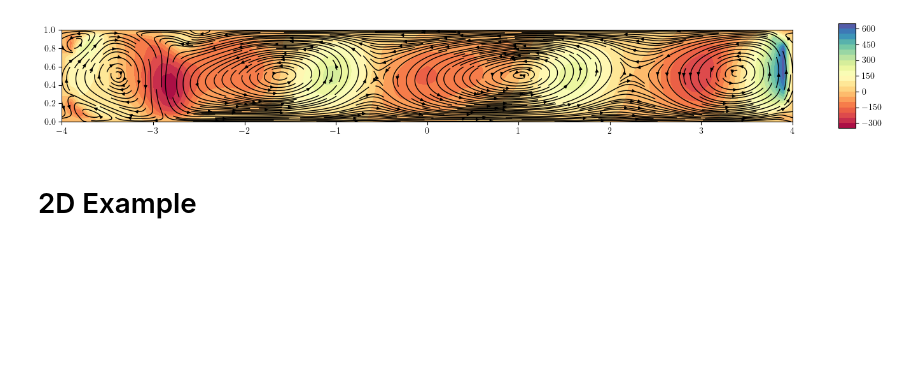
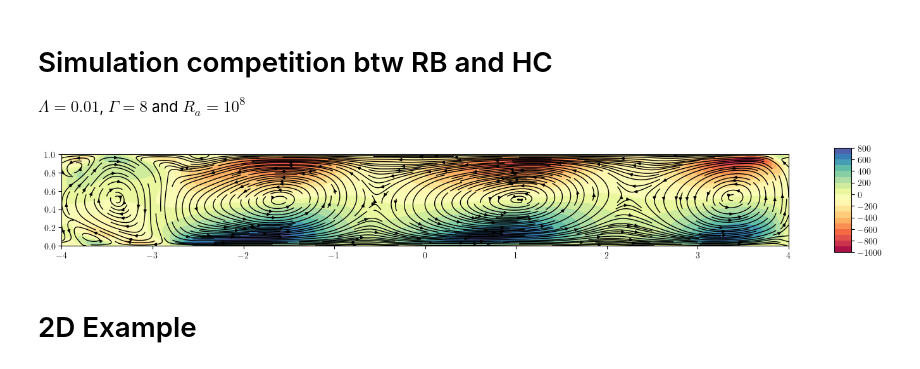
Before and after one commit to Julielmnt/Stage_M2, a Jupyter notebook: code/POD.ipynb, the cells around one changed output. Cells and saved outputs as stored; diff of their text form; code cells hidden in the pictures; blank space fills up the shorter version.

```diff
--- a/code/POD.ipynb
+++ b/code/POD.ipynb
@@ -18,30 +18,20 @@ importlib.reload(data_analysis)
 matplotlib.pyplot.rc('text', usetex=True)
 
 fontsize = 18
+# %% [markdown]
+# Simulation competition btw RB and HC
+
+$ \Lambda = 0.01$, $\Gamma = 8$ and $R_a = 10^8$
 # %%
 from data_analysis import Simulation
 current_directory = '/home/julielimonet/Documents/Stage_M2/'
 
 simulation = Simulation(current_directory)
 time, x, z, u, w, T, umean, wmean = simulation.import_data()
-# %%
-fig, ax = plt.subplots(figsize = (15,5))
-
-ax.streamplot(x.T, z.T, umean.T ,wmean.T, color = 'k', arrowsize = 0.7,linewidth = 1, density = 3)
-cf0 = ax.contourf(x, z, wmean, levels=20, cmap=cm.Spectral)
-cbar = plt.colorbar(cf0, ax=ax, shrink=0.35, aspect = 6)
-cbar.ax.set_aspect('auto')
-# ax.set_title(f'Quiver plot at t = {t}')
-ax.set_aspect('equal')
-ax.set_ylim(0,1)
-ax.set_xlim(-4,4)
-plt.tight_layout()
-plt.savefig(f'../results/quivermean.png',dpi=300, bbox_inches='tight')
-
-
-plt.show()
-# %% [output]
-[figure, removed]
+# %%
+simulation.plot_meanfield()
+# %% [output]
+[figure, added]
 # %% [markdown]
 # 2D Example
 # %%
```
Also changed, not shown: parts of 26 cells of this notebook, 5 other files.
